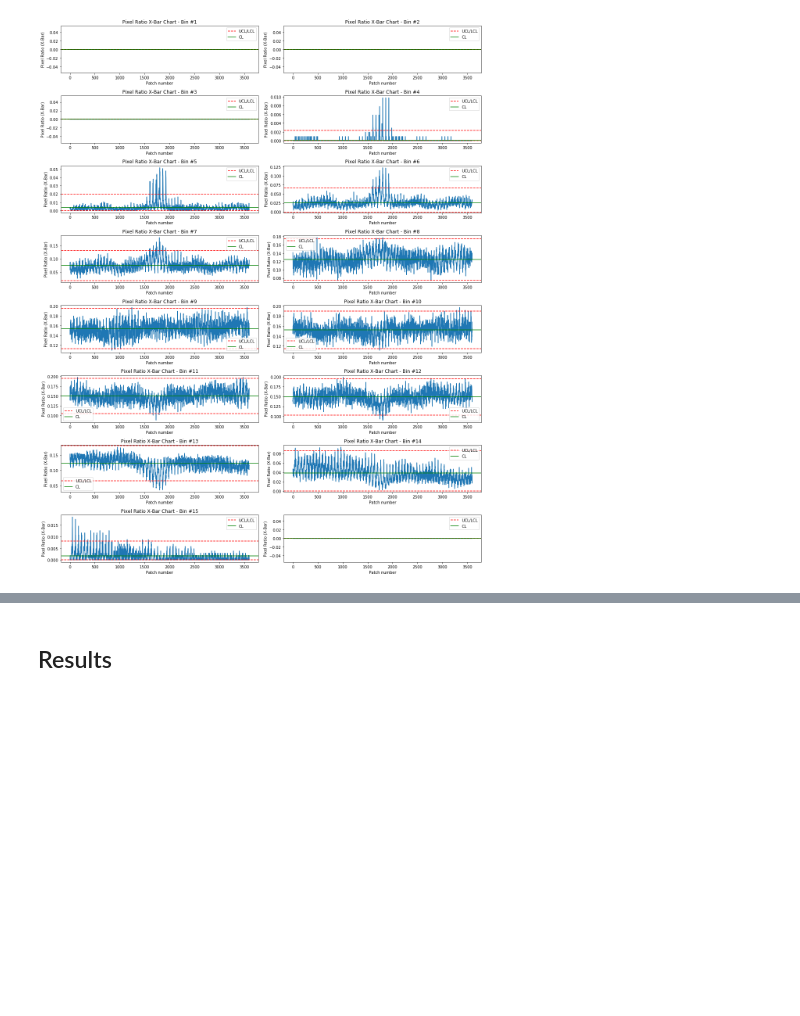
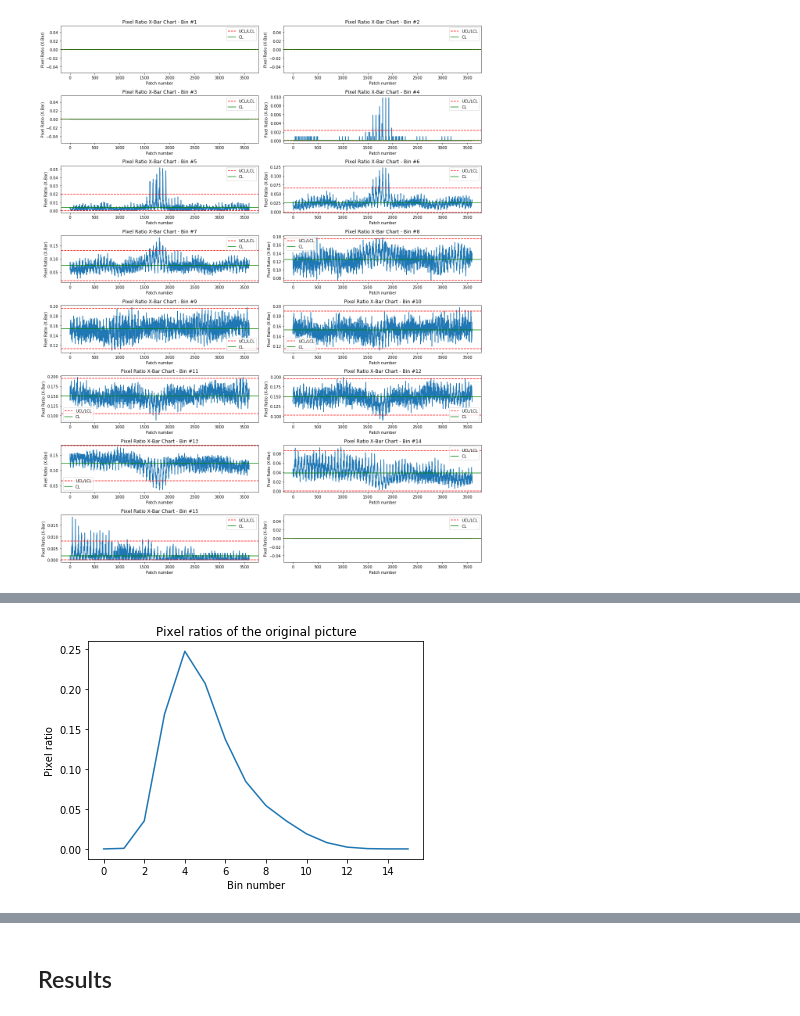
Before and after one commit to BU-IE-582/fall19-akinelden, a Jupyter notebook: Project_Part3/Part3.ipynb, the cells around one changed output, grey strips where cells are left out. Saved outputs shown, nothing was run; the diff lists cells and outputs as text; code cells hidden in the pictures; blank space fills up the shorter version.

```diff
--- a/Project_Part3/Part3.ipynb
+++ b/Project_Part3/Part3.ipynb
@@ -146,0 +152,9 @@ plotXBarChart(patches2_pix_ratios)
+# %%
+pix6 = np.array(img6)
+patches6 = getPatches(pix6)
+img6_pix_ratios = getPixelRatios(pix6).reshape((-1,))
+patches6_pix_ratios = getPixelRatios(patches6)
+# %%
+plotPixelRatios(img6_pix_ratios)
+# %% [output]
+[figure, added]
```
Also changed, not shown: parts of 2 cells of this notebook.
